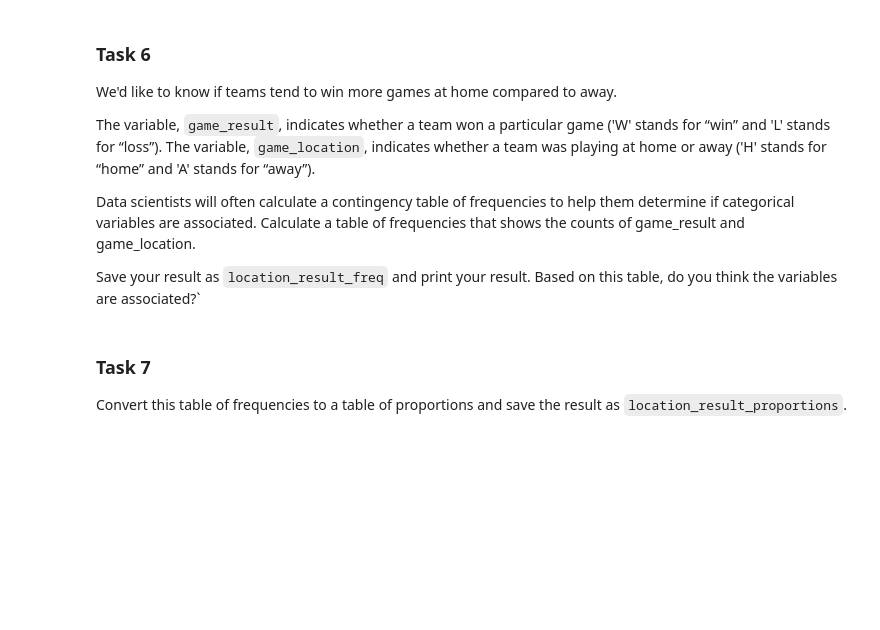
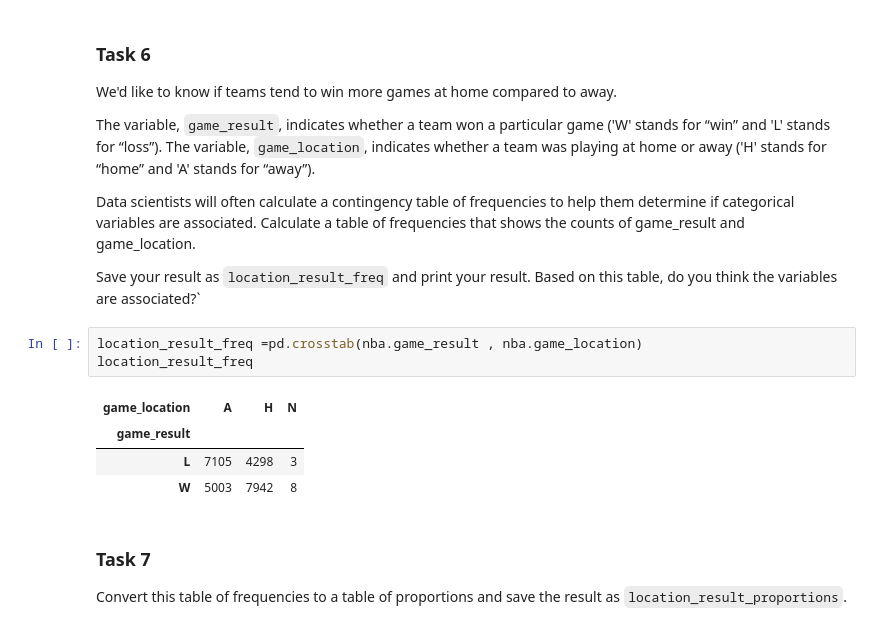
Before and after one commit to weilian97/NBA-Trends, a Jupyter notebook: Codecademy_NBA_Trends_Project.ipynb, the cells around one changed output. Saved outputs shown, nothing was run; the diff lists cells and outputs as text; blank space fills up the shorter version.

```diff
--- a/Codecademy_NBA_Trends_Project.ipynb
+++ b/Codecademy_NBA_Trends_Project.ipynb
@@ -78,6 +98,14 @@ The variable, `game_result`, indicates whether a team won a particular game ('W'
 Data scientists will often calculate a contingency table of frequencies to help them determine if categorical variables are associated. Calculate a table of frequencies that shows the counts of game_result and game_location.
 
 Save your result as `location_result_freq` and print your result. Based on this table, do you think the variables are associated?`
+# %%
+location_result_freq =pd.crosstab(nba.game_result , nba.game_location)
+location_result_freq
+# %% [output]
+| game_location | A | H | N |
+| game_result |  |  |  |
+| L | 7105 | 4298 | 3 |
+| W | 5003 | 7942 | 8 |
 # %% [markdown]
 ### Task 7
 
```
Also changed, not shown: parts of 3 cells of this notebook.
